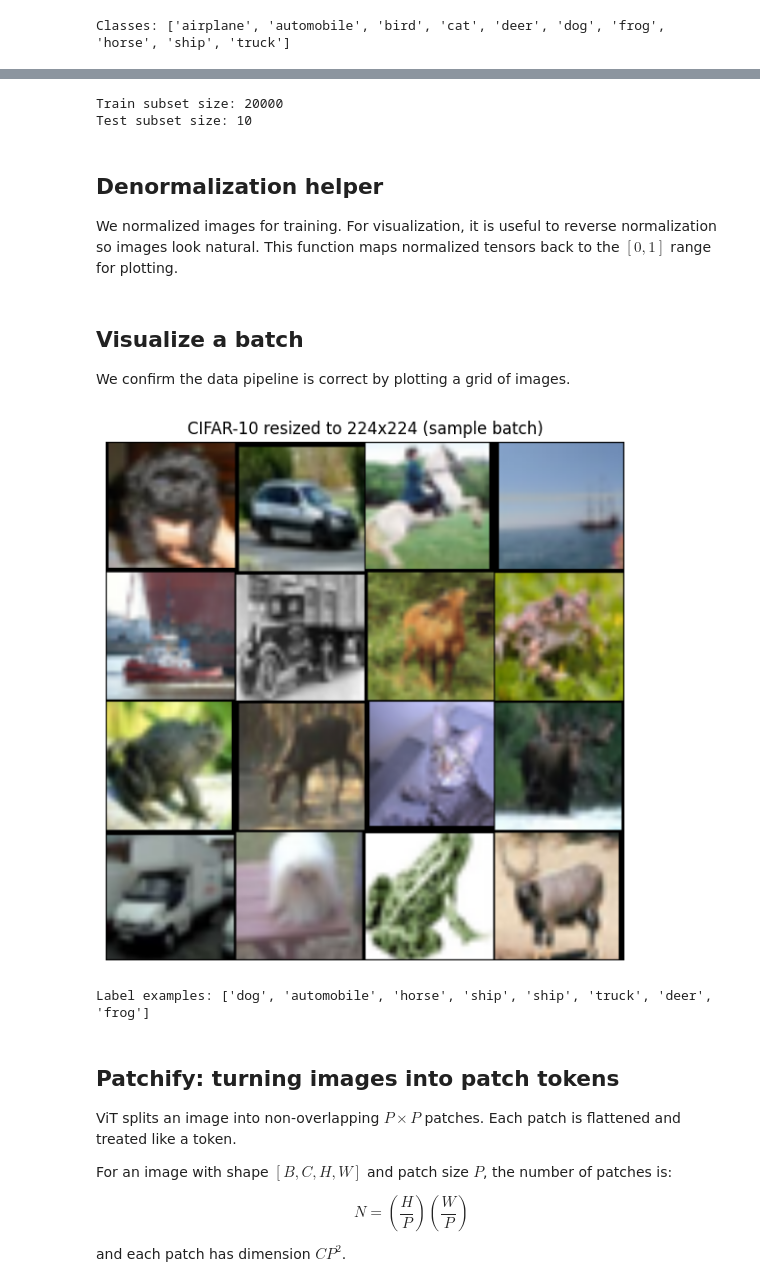
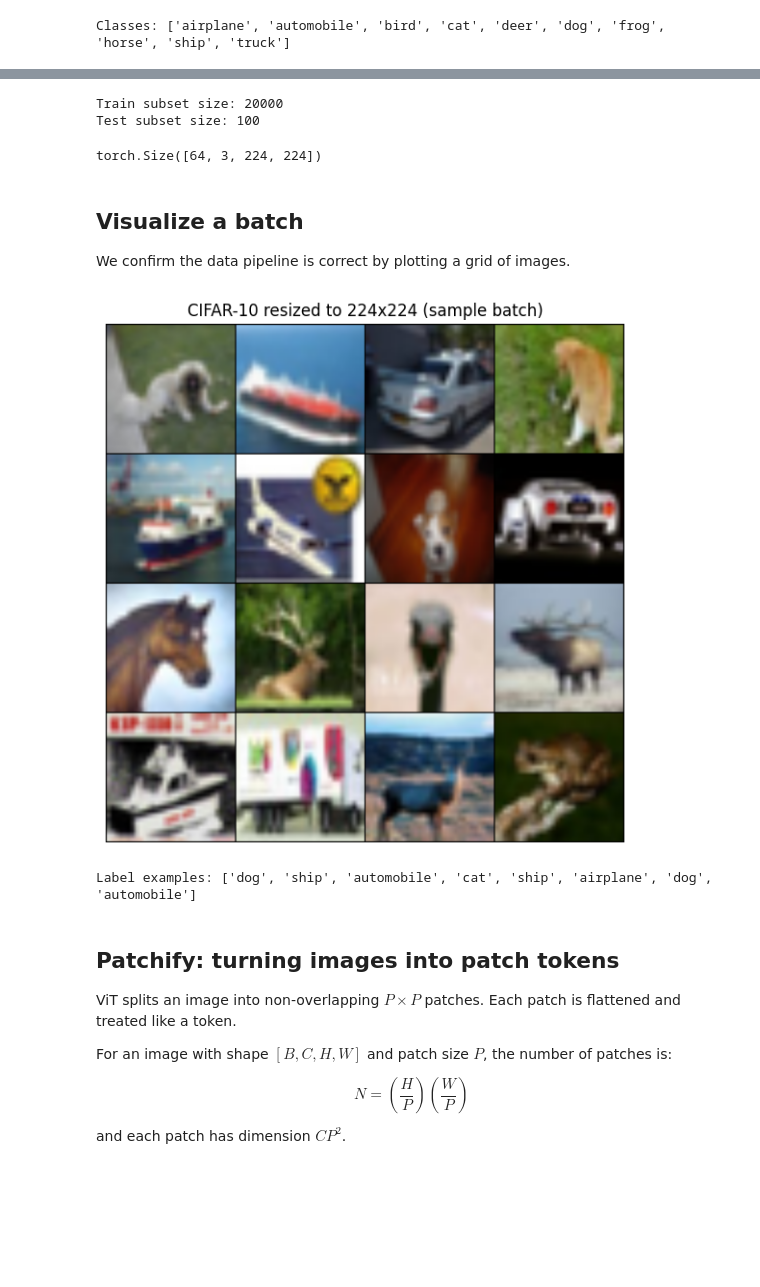
Before and after one commit to amitshree/vision-transformer-pytorch, a Jupyter notebook: vit_notebook.ipynb, the cells around one changed output, grey strips where cells are left out. Cells and saved outputs as stored; diff of their text form; code cells hidden in the pictures; blank space fills up the shorter version.

```diff
--- a/vit_notebook.ipynb
+++ b/vit_notebook.ipynb
@@ -76,7 +66,7 @@ To keep runs fast, we start with a subset:
 
 # Fixed subset for fast experiments
 train_indices = torch.randperm(len(full_train_ds))[:20000].tolist()
-test_indices  = torch.randperm(len(full_test_ds))[:10].tolist()
+test_indices  = torch.randperm(len(full_test_ds))[:100].tolist()
 
 train_ds = Subset(full_train_ds, train_indices)
 test_ds  = Subset(full_test_ds, test_indices)
@@ -89,9 +79,4 @@ print("Train subset size:", len(train_ds))
 print("Test subset size:", len(test_ds))
 # %% [output]
 Train subset size: 20000
-Test subset size: 10
+Test subset size: 100
-# %% [markdown]
-## Denormalization helper
-
-We normalized images for training. For visualization, it is useful to reverse normalization so images look natural.
-This function maps normalized tensors back to the $[0, 1]$ range for plotting.
@@ -104,22 +83,30 @@ def denormalize(x: torch.Tensor) -> torch.Tensor:
+# %%
+for images, labels in test_loader:
+    print(images.shape)
+    break
+# %% [output]
+torch.Size([64, 3, 224, 224])
 # %% [markdown]
 ## Visualize a batch
 
 We confirm the data pipeline is correct by plotting a grid of images.
 # %%
 images, labels = next(iter(train_loader))
-images_vis = denormalize(images[:16]).clamp(0, 1)
+
+# Take first 16 images directly
+images_vis = images[:16].clamp(0, 1)
 
 fig, ax = plt.subplots(figsize=(7, 7))
 grid = torchvision.utils.make_grid(images_vis, nrow=4)
-ax.imshow(grid.permute(1, 2, 0))  # CHW -> HWC for matplotlib
+ax.imshow(grid.permute(1, 2, 0))  # CHW -> HWC
 ax.set_title("CIFAR-10 resized to 224x224 (sample batch)")
 ax.axis("off")
 plt.show()
 
 print("Label examples:", [classes[i] for i in labels[:8].tolist()])
 # %% [output]
-[figure, old version]
+[figure, new version]
-Label examples: ['dog', 'automobile', 'horse', 'ship', 'ship', 'truck', 'deer', 'frog']
+Label examples: ['dog', 'ship', 'automobile', 'cat', 'ship', 'airplane', 'dog', 'automobile']
 # %% [markdown]
 ## Patchify: turning images into patch tokens
 
```
Also changed, not shown: parts of 16 cells of this notebook, 1 other file.
